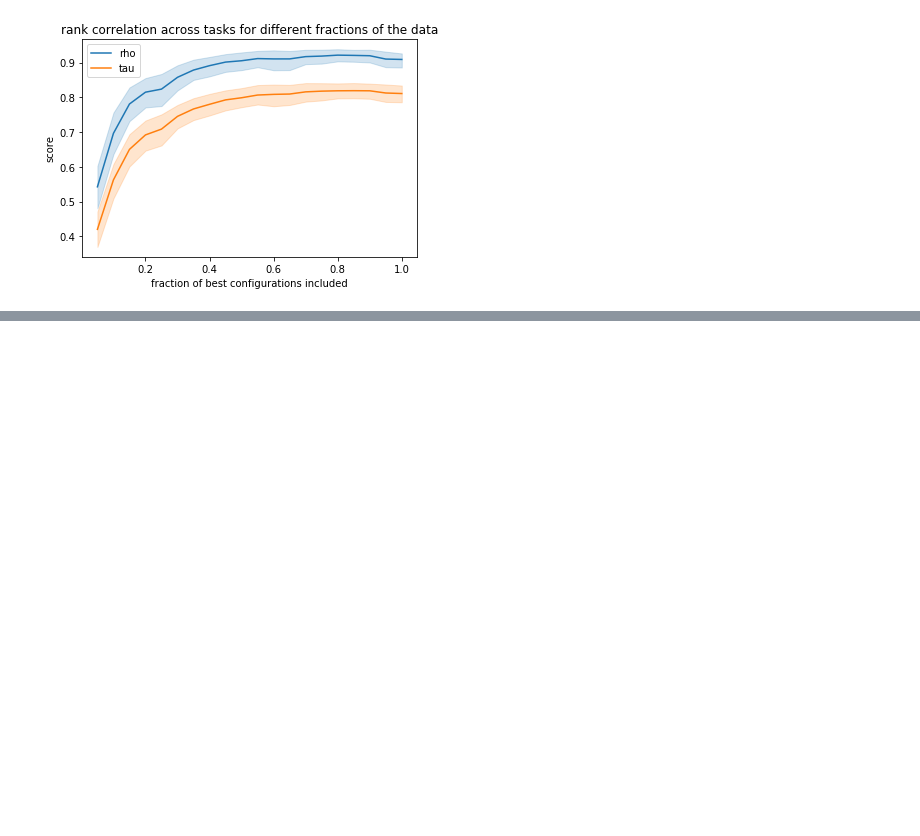
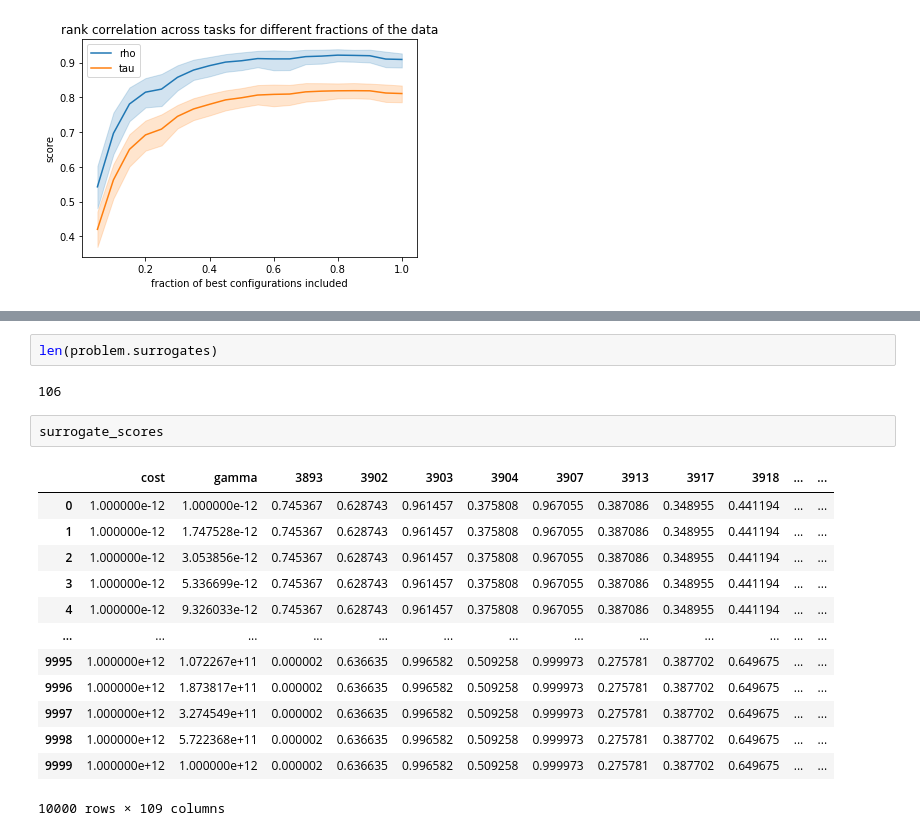
Before and after one commit to PGijsbers/symbolicdefaults, a Jupyter notebook: Surrogates.ipynb, the cells around one changed output, grey strips where cells are left out. Cells and saved outputs as stored; diff of their text form; blank space fills up the shorter version.

```diff
--- a/Surrogates.ipynb
+++ b/Surrogates.ipynb
@@ -279,0 +332,20 @@ _ = ax.set(
+# %%
+len(problem.surrogates)
+# %% [output]
+106
+# %%
+surrogate_scores
+# %% [output]
+|  | cost | gamma | 3893 | 3902 | 3903 | 3904 | 3907 | 3913 | 3917 | 3918 | ... | ... |
+| 0 | 1.000000e-12 | 1.000000e-12 | 0.745367 | 0.628743 | 0.961457 | 0.375808 | 0.967055 | 0.387086 | 0.348955 | 0.441194 | ... | ... |
+| 1 | 1.000000e-12 | 1.747528e-12 | 0.745367 | 0.628743 | 0.961457 | 0.375808 | 0.967055 | 0.387086 | 0.348955 | 0.441194 | ... | ... |
+| 2 | 1.000000e-12 | 3.053856e-12 | 0.745367 | 0.628743 | 0.961457 | 0.375808 | 0.967055 | 0.387086 | 0.348955 | 0.441194 | ... | ... |
+| 3 | 1.000000e-12 | 5.336699e-12 | 0.745367 | 0.628743 | 0.961457 | 0.375808 | 0.967055 | 0.387086 | 0.348955 | 0.441194 | ... | ... |
+| 4 | 1.000000e-12 | 9.326033e-12 | 0.745367 | 0.628743 | 0.961457 | 0.375808 | 0.967055 | 0.387086 | 0.348955 | 0.441194 | ... | ... |
+| ... | ... | ... | ... | ... | ... | ... | ... | ... | ... | ... | ... | ... |
+| 9995 | 1.000000e+12 | 1.072267e+11 | 0.000002 | 0.636635 | 0.996582 | 0.509258 | 0.999973 | 0.275781 | 0.387702 | 0.649675 | ... | ... |
+| 9996 | 1.000000e+12 | 1.873817e+11 | 0.000002 | 0.636635 | 0.996582 | 0.509258 | 0.999973 | 0.275781 | 0.387702 | 0.649675 | ... | ... |
+| 9997 | 1.000000e+12 | 3.274549e+11 | 0.000002 | 0.636635 | 0.996582 | 0.509258 | 0.999973 | 0.275781 | 0.387702 | 0.649675 | ... | ... |
+| 9998 | 1.000000e+12 | 5.722368e+11 | 0.000002 | 0.636635 | 0.996582 | 0.509258 | 0.999973 | 0.275781 | 0.387702 | 0.649675 | ... | ... |
+| 9999 | 1.000000e+12 | 1.000000e+12 | 0.000002 | 0.636635 | 0.996582 | 0.509258 | 0.999973 | 0.275781 | 0.387702 | 0.649675 | ... | ... |
+10000 rows × 109 columns
```
Also changed, not shown: parts of 9 cells of this notebook.
